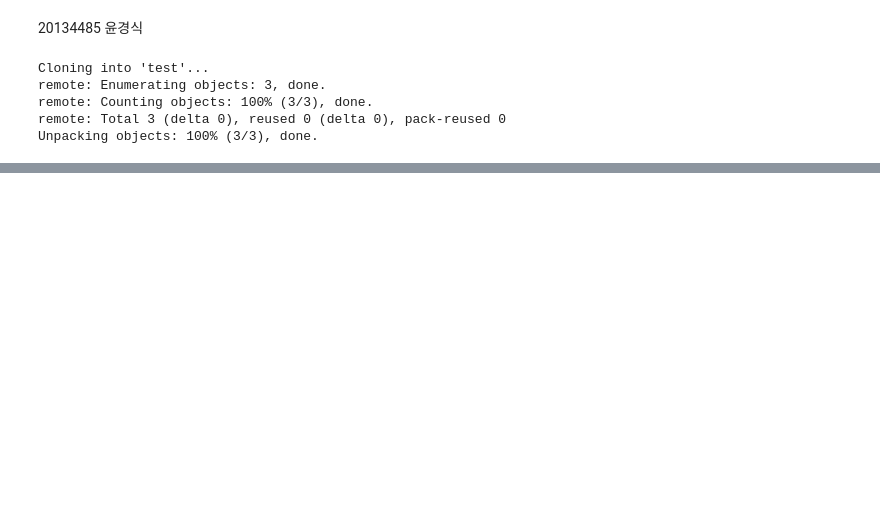
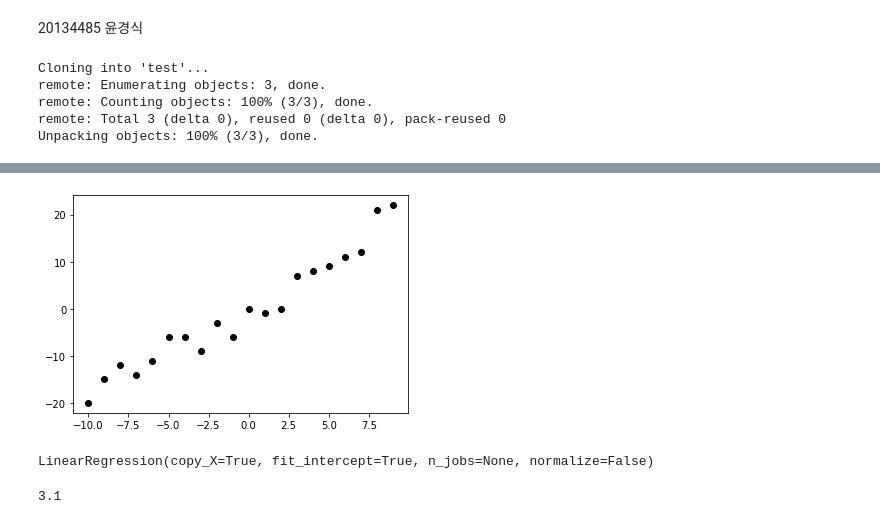
Before and after one commit to youn-gs/test, a Jupyter notebook: machine_learning.ipynb, the cells around one changed output, grey strips where cells are left out. Drawn from its saved outputs; the diff is of its cells as text; code cells hidden in the pictures; blank space fills up the shorter version.

```diff
--- a/machine_learning.ipynb
+++ b/machine_learning.ipynb
@@ -29,0 +47,19 @@ plt.show()
+# %%
+for i in randomSet:
+  plt.scatter(i[0], i[1], c = 'k')
+
+plt.show()
+# %% [output]
+[figure, added]
+# %%
+from sklearn.linear_model import LinearRegression
+model = LinearRegression()
+
+model.fit(X=xSet, y=ySet)
+# %% [output]
+LinearRegression(copy_X=True, fit_intercept=True, n_jobs=None, normalize=False)
+# %%
+y_pred = model.predict([[1.5]])[0][0]
+round(y_pred, 2)
+# %% [output]
+3.1
```
Also changed, not shown: parts of 5 cells of this notebook.
